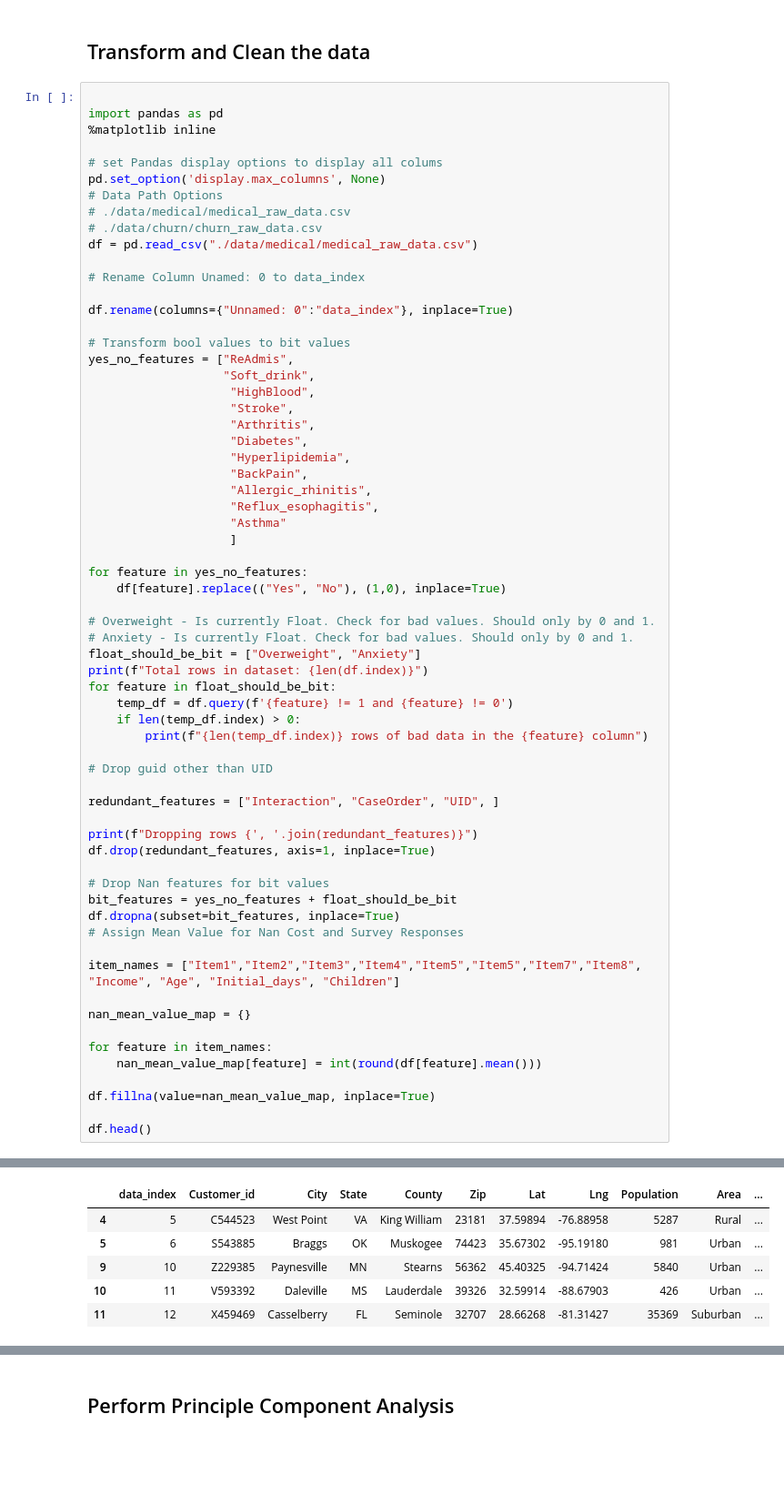
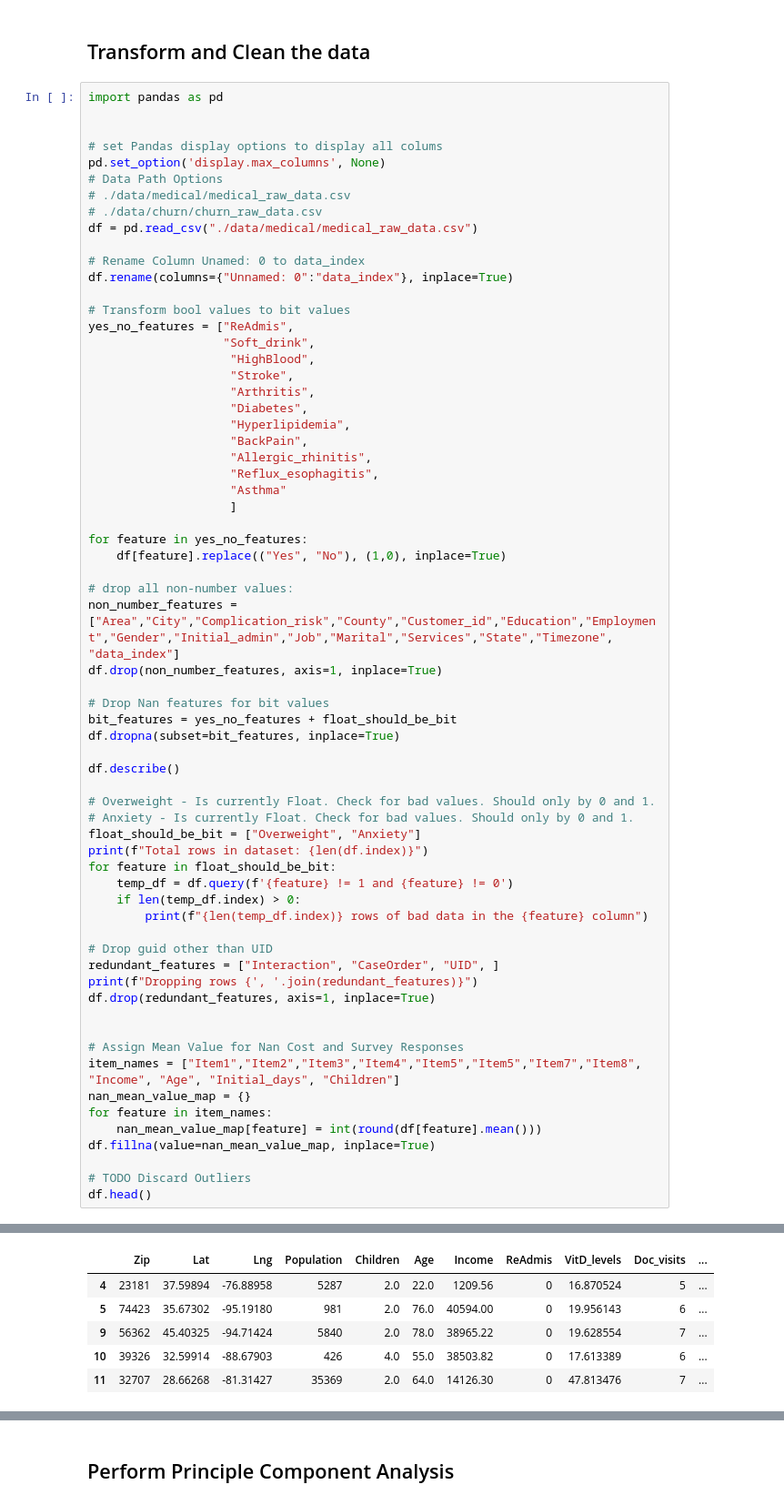
Before and after one commit to imwinters/D206-WGU, a Jupyter notebook: experiment.ipynb, the cells around one changed output, grey strips where cells are left out. Shown at 91% size. Cells and saved outputs as stored; diff of their text form; blank space fills up the shorter version.

```diff
--- a/experiment.ipynb
+++ b/experiment.ipynb
@@ -9,9 +9,8 @@
 # %% [markdown]
 ## Transform and Clean the data
 # %%
+import pandas as pd
 
-import pandas as pd
-%matplotlib inline
 
 # set Pandas display options to display all colums
 pd.set_option('display.max_columns', None)
@@ -21,7 +20,6 @@ pd.set_option('display.max_columns', None)
 df = pd.read_csv("./data/medical/medical_raw_data.csv")
 
 # Rename Column Unamed: 0 to data_index
-
 df.rename(columns={"Unnamed: 0":"data_index"}, inplace=True)
 
 # Transform bool values to bit values
@@ -41,6 +39,16 @@ yes_no_features = ["ReAdmis",
 for feature in yes_no_features:
     df[feature].replace(("Yes", "No"), (1,0), inplace=True)
 
+# drop all non-number values:
+non_number_features = ["Area","City","Complication_risk","County","Customer_id","Education","Employment","Gender","Initial_admin","Job","Marital","Services","State","Timezone", "data_index"]
+df.drop(non_number_features, axis=1, inplace=True)
+
+# Drop Nan features for bit values
+bit_features = yes_no_features + float_should_be_bit
+df.dropna(subset=bit_features, inplace=True)
+
+df.describe()
+
 # Overweight - Is currently Float. Check for bad values. Should only by 0 and 1.
 # Anxiety - Is currently Float. Check for bad values. Should only by 0 and 1.
 float_should_be_bit = ["Overweight", "Anxiety"]
@@ -51,25 +59,18 @@ for feature in float_should_be_bit:
         print(f"{len(temp_df.index)} rows of bad data in the {feature} column")
 
 # Drop guid other than UID
-
 redundant_features = ["Interaction", "CaseOrder", "UID", ]
-
 print(f"Dropping rows {', '.join(redundant_features)}")
 df.drop(redundant_features, axis=1, inplace=True)
 
-# Drop Nan features for bit values
-bit_features = yes_no_features + float_should_be_bit
-df.dropna(subset=bit_features, inplace=True)
+
 # Assign Mean Value for Nan Cost and Survey Responses
-
 item_names = ["Item1","Item2","Item3","Item4","Item5","Item5","Item7","Item8", "Income", "Age", "Initial_days", "Children"]
-
 nan_mean_value_map = {}
-
 for feature in item_names:
     nan_mean_value_map[feature] = int(round(df[feature].mean()))
-
 df.fillna(value=nan_mean_value_map, inplace=True)
 
+# TODO Discard Outliers
 df.head()
 # %% [output]
@@ -79,7 +78,7 @@ Total rows in dataset: 10000
 Dropping rows Interaction, CaseOrder, UID
-|  | data_index | Customer_id | City | State | County | Zip | Lat | Lng | Population | Area | ... |
-| 4 | 5 | C544523 | West Point | VA | King William | 23181 | 37.59894 | -76.88958 | 5287 | Rural | ... |
-| 5 | 6 | S543885 | Braggs | OK | Muskogee | 74423 | 35.67302 | -95.19180 | 981 | Urban | ... |
-| 9 | 10 | Z229385 | Paynesville | MN | Stearns | 56362 | 45.40325 | -94.71424 | 5840 | Urban | ... |
-| 10 | 11 | V593392 | Daleville | MS | Lauderdale | 39326 | 32.59914 | -88.67903 | 426 | Urban | ... |
-| 11 | 12 | X459469 | Casselberry | FL | Seminole | 32707 | 28.66268 | -81.31427 | 35369 | Suburban | ... |
+|  | Zip | Lat | Lng | Population | Children | Age | Income | ReAdmis | VitD_levels | Doc_visits | ... |
+| 4 | 23181 | 37.59894 | -76.88958 | 5287 | 2.0 | 22.0 | 1209.56 | 0 | 16.870524 | 5 | ... |
+| 5 | 74423 | 35.67302 | -95.19180 | 981 | 2.0 | 76.0 | 40594.00 | 0 | 19.956143 | 6 | ... |
+| 9 | 56362 | 45.40325 | -94.71424 | 5840 | 2.0 | 78.0 | 38965.22 | 0 | 19.628554 | 7 | ... |
+| 10 | 39326 | 32.59914 | -88.67903 | 426 | 4.0 | 55.0 | 38503.82 | 0 | 17.613389 | 6 | ... |
+| 11 | 32707 | 28.66268 | -81.31427 | 35369 | 2.0 | 64.0 | 14126.30 | 0 | 47.813476 | 7 | ... |
```
Also changed, not shown: parts of 8 cells of this notebook, 1 other file.
